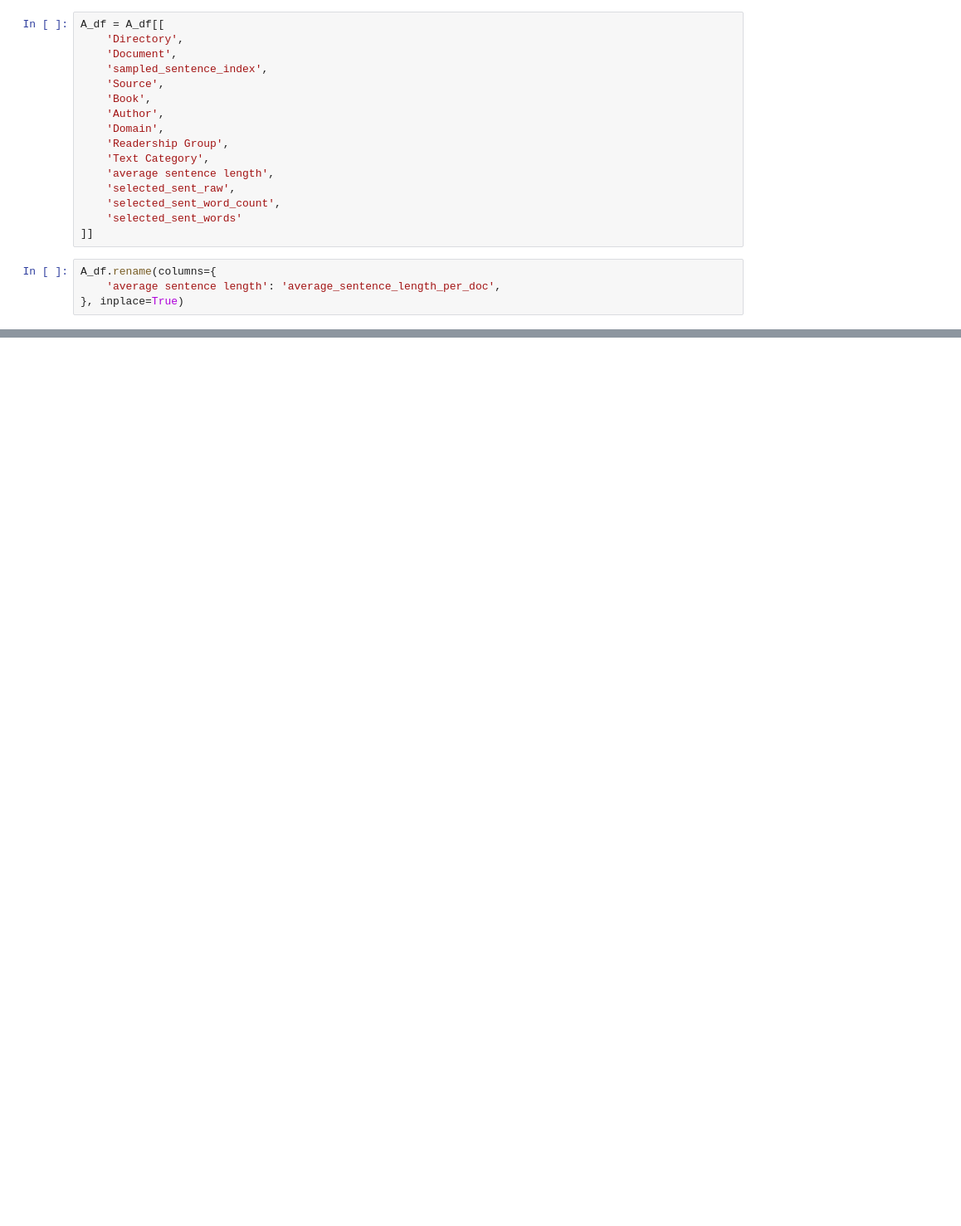
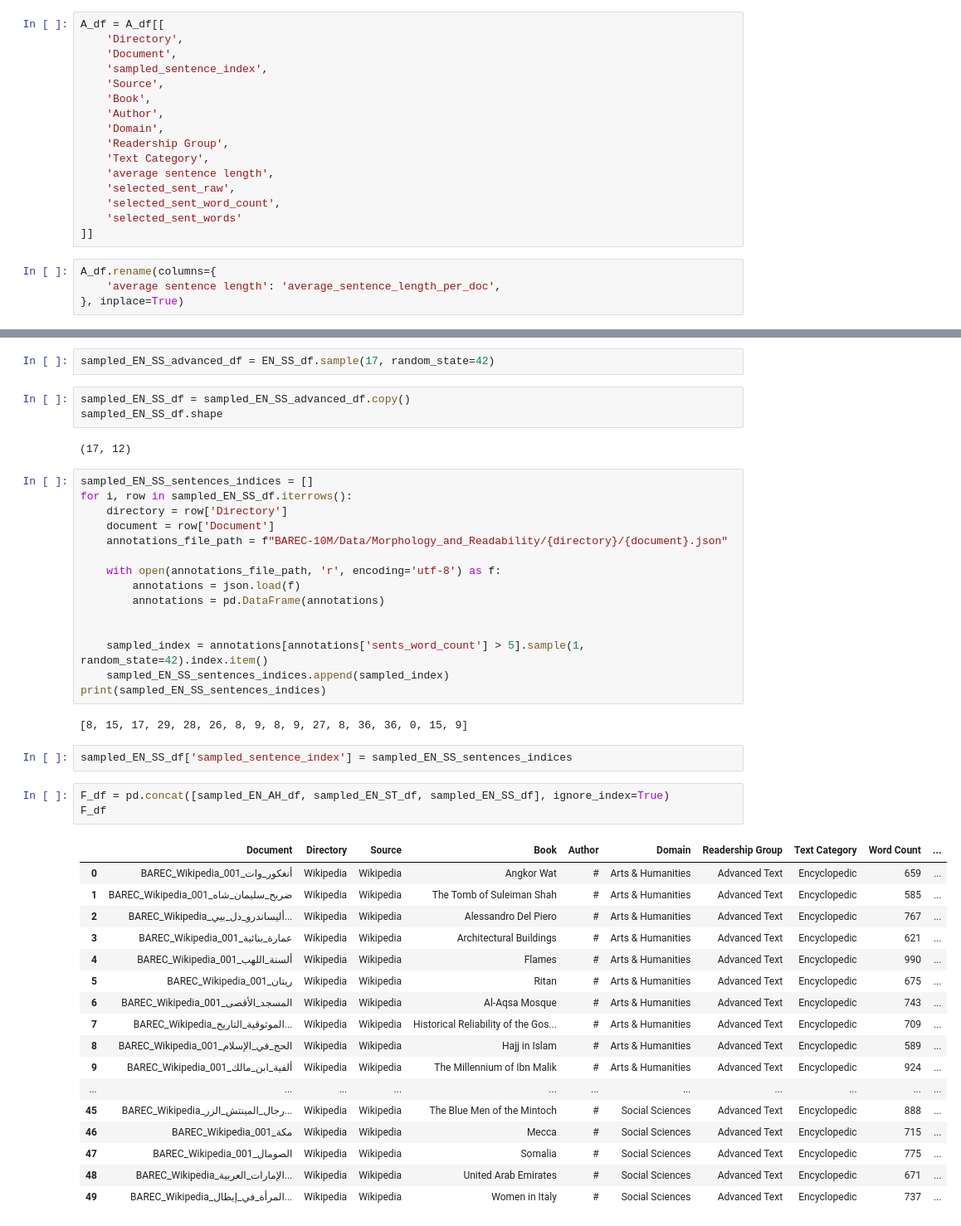
Before and after one commit to OmarMomen14/metaphors_in_arabic, a Jupyter notebook: sample_sentences.ipynb, the cells around one changed output, grey strips where cells are left out. Shown at 83% size. Saved outputs shown, nothing was run; the diff lists cells and outputs as text; blank space fills up the shorter version.

Commit message:
update the remaining text categories

```diff
--- a/sample_sentences.ipynb
+++ b/sample_sentences.ipynb
@@ -561,0 +1915,47 @@ A_df.to_json('sampled_LAM_sentences.json', orient='records', force_ascii=False,
+# %%
+sampled_EN_SS_advanced_df = EN_SS_df.sample(17, random_state=42)
+# %%
+sampled_EN_SS_df = sampled_EN_SS_advanced_df.copy()
+sampled_EN_SS_df.shape
+# %% [output]
+(17, 12)
+# %%
+sampled_EN_SS_sentences_indices = []
+for i, row in sampled_EN_SS_df.iterrows():
+    directory = row['Directory']
+    document = row['Document']
+    annotations_file_path = f"BAREC-10M/Data/Morphology_and_Readability/{directory}/{document}.json"
+
+    with open(annotations_file_path, 'r', encoding='utf-8') as f:
+        annotations = json.load(f)
+        annotations = pd.DataFrame(annotations)
+
+
+    sampled_index = annotations[annotations['sents_word_count'] > 5].sample(1, random_state=42).index.item()
+    sampled_EN_SS_sentences_indices.append(sampled_index)
+print(sampled_EN_SS_sentences_indices)
+# %% [output]
+[8, 15, 17, 29, 28, 26, 8, 9, 8, 9, 27, 8, 36, 36, 0, 15, 9]
+# %%
+sampled_EN_SS_df['sampled_sentence_index'] = sampled_EN_SS_sentences_indices
+# %%
+F_df = pd.concat([sampled_EN_AH_df, sampled_EN_ST_df, sampled_EN_SS_df], ignore_index=True)
+F_df
+# %% [output]
+|  | Document | Directory | Source | Book | Author | Domain | Readership Group | Text Category | Word Count | ... |
+| 0 | BAREC_Wikipedia_أنغكور_وات_001 | Wikipedia | Wikipedia | Angkor Wat | # | Arts & Humanities | Advanced Text | Encyclopedic | 659 | ... |
+| 1 | BAREC_Wikipedia_ضريح_سليمان_شاه_001 | Wikipedia | Wikipedia | The Tomb of Suleiman Shah | # | Arts & Humanities | Advanced Text | Encyclopedic | 585 | ... |
+| 2 | BAREC_Wikipedia_أليساندرو_دل_بيي... | Wikipedia | Wikipedia | Alessandro Del Piero | # | Arts & Humanities | Advanced Text | Encyclopedic | 767 | ... |
+| 3 | BAREC_Wikipedia_عمارة_بنائية_001 | Wikipedia | Wikipedia | Architectural Buildings | # | Arts & Humanities | Advanced Text | Encyclopedic | 621 | ... |
+| 4 | BAREC_Wikipedia_ألسنة_اللهب_001 | Wikipedia | Wikipedia | Flames | # | Arts & Humanities | Advanced Text | Encyclopedic | 990 | ... |
+| 5 | BAREC_Wikipedia_ريتان_001 | Wikipedia | Wikipedia | Ritan | # | Arts & Humanities | Advanced Text | Encyclopedic | 675 | ... |
+| 6 | BAREC_Wikipedia_المسجد_الأقصى_001 | Wikipedia | Wikipedia | Al-Aqsa Mosque | # | Arts & Humanities | Advanced Text | Encyclopedic | 743 | ... |
+| 7 | BAREC_Wikipedia_الموثوقية_التاريخ... | Wikipedia | Wikipedia | Historical Reliability of the Gos... | # | Arts & Humanities | Advanced Text | Encyclopedic | 709 | ... |
+| 8 | BAREC_Wikipedia_الحج_في_الإسلام_001 | Wikipedia | Wikipedia | Hajj in Islam | # | Arts & Humanities | Advanced Text | Encyclopedic | 589 | ... |
+| 9 | BAREC_Wikipedia_ألفية_ابن_مالك_001 | Wikipedia | Wikipedia | The Millennium of Ibn Malik | # | Arts & Humanities | Advanced Text | Encyclopedic | 924 | ... |
+| ... | ... | ... | ... | ... | ... | ... | ... | ... | ... | ... |
+| 45 | BAREC_Wikipedia_رجال_المينتش_الزر... | Wikipedia | Wikipedia | The Blue Men of the Mintoch | # | Social Sciences | Advanced Text | Encyclopedic | 888 | ... |
+| 46 | BAREC_Wikipedia_مكة_001 | Wikipedia | Wikipedia | Mecca | # | Social Sciences | Advanced Text | Encyclopedic | 715 | ... |
+| 47 | BAREC_Wikipedia_الصومال_001 | Wikipedia | Wikipedia | Somalia | # | Social Sciences | Advanced Text | Encyclopedic | 775 | ... |
+| 48 | BAREC_Wikipedia_الإمارات_العربية... | Wikipedia | Wikipedia | United Arab Emirates | # | Social Sciences | Advanced Text | Encyclopedic | 671 | ... |
+| 49 | BAREC_Wikipedia_المرأة_في_إيطال... | Wikipedia | Wikipedia | Women in Italy | # | Social Sciences | Advanced Text | Encyclopedic | 737 | ... |
```
Also changed, not shown: parts of 104 cells of this notebook, 5 other files.
